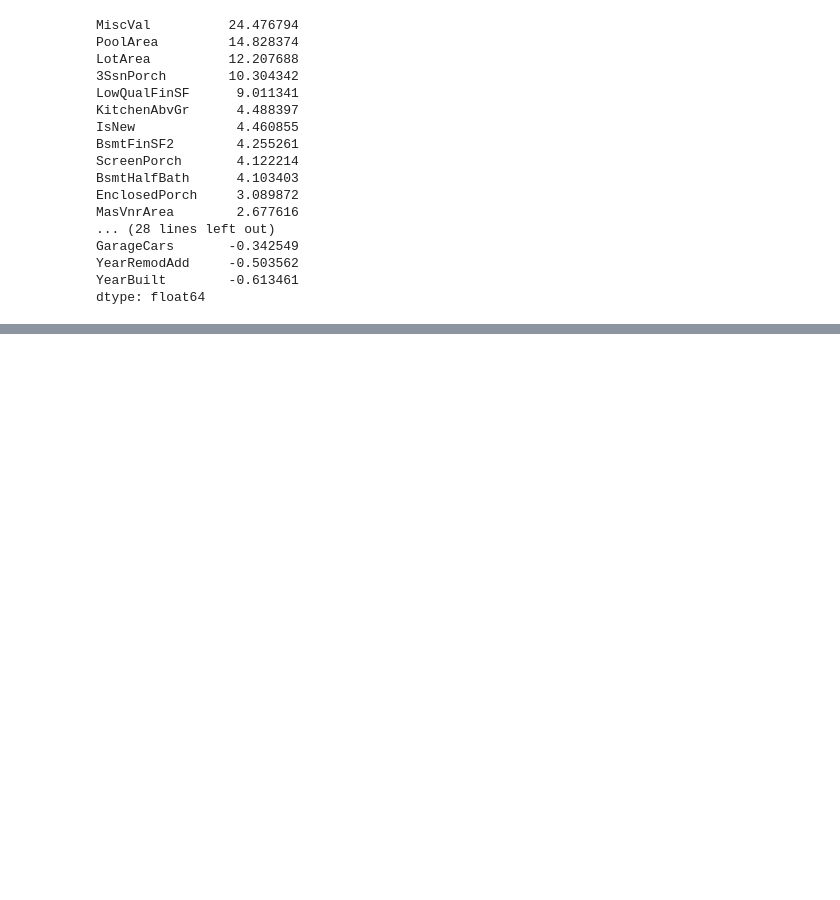
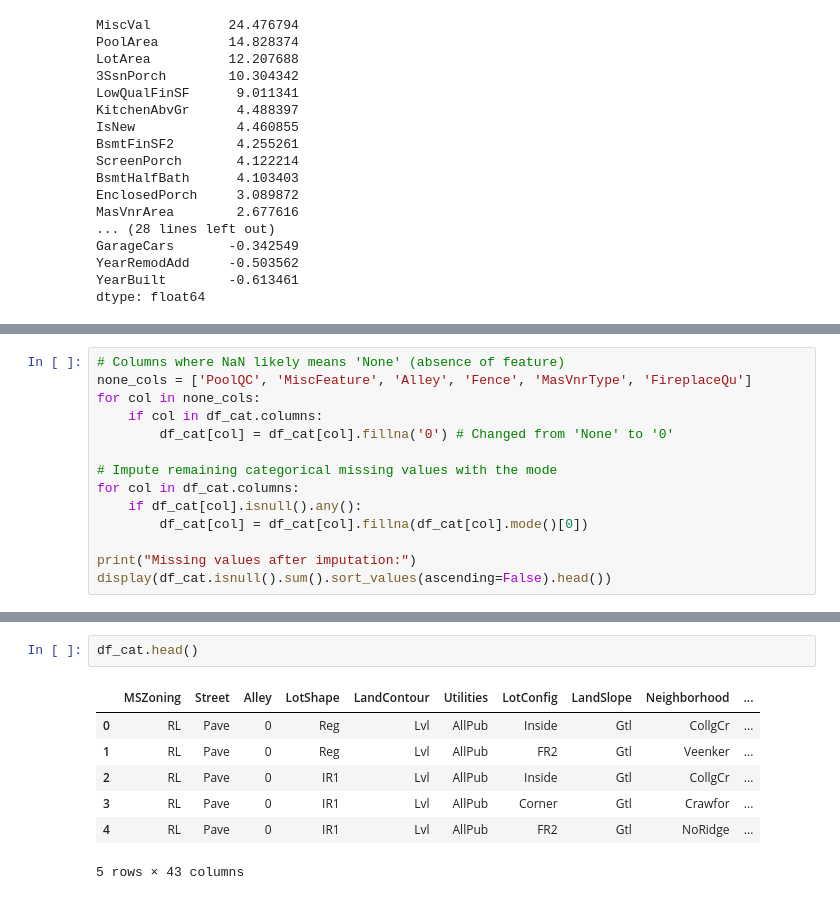
Before and after one commit to AOISYNM/DA_Practice, a Jupyter notebook: House_Pred/code/HousePrices.ipynb, the cells around one changed output, grey strips where cells are left out. Saved outputs shown, nothing was run; the diff lists cells and outputs as text; blank space fills up the shorter version.

Commit message:
started working on categorical features

```diff
--- a/House_Pred/code/HousePrices.ipynb
+++ b/House_Pred/code/HousePrices.ipynb
@@ -302,0 +333,14 @@ dtype: float64
+# %%
+# Columns where NaN likely means 'None' (absence of feature)
+none_cols = ['PoolQC', 'MiscFeature', 'Alley', 'Fence', 'MasVnrType', 'FireplaceQu']
+for col in none_cols:
+    if col in df_cat.columns:
+        df_cat[col] = df_cat[col].fillna('0') # Changed from 'None' to '0'
+
+# Impute remaining categorical missing values with the mode
+for col in df_cat.columns:
+    if df_cat[col].isnull().any():
+        df_cat[col] = df_cat[col].fillna(df_cat[col].mode()[0])
+
+print("Missing values after imputation:")
+display(df_cat.isnull().sum().sort_values(ascending=False).head())
@@ -302,0 +420,10 @@ dtype: float64
+# %%
+df_cat.head()
+# %% [output]
+|  | MSZoning | Street | Alley | LotShape | LandContour | Utilities | LotConfig | LandSlope | Neighborhood | ... |
+| 0 | RL | Pave | 0 | Reg | Lvl | AllPub | Inside | Gtl | CollgCr | ... |
+| 1 | RL | Pave | 0 | Reg | Lvl | AllPub | FR2 | Gtl | Veenker | ... |
+| 2 | RL | Pave | 0 | IR1 | Lvl | AllPub | Inside | Gtl | CollgCr | ... |
+| 3 | RL | Pave | 0 | IR1 | Lvl | AllPub | Corner | Gtl | Crawfor | ... |
+| 4 | RL | Pave | 0 | IR1 | Lvl | AllPub | FR2 | Gtl | NoRidge | ... |
+5 rows × 43 columns
```
Also changed, not shown: parts of 5 cells of this notebook, 1 other file.
